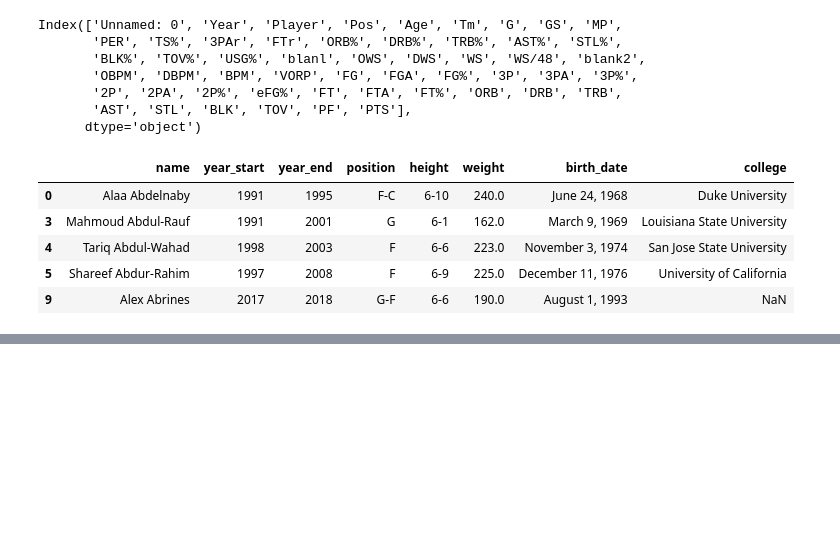
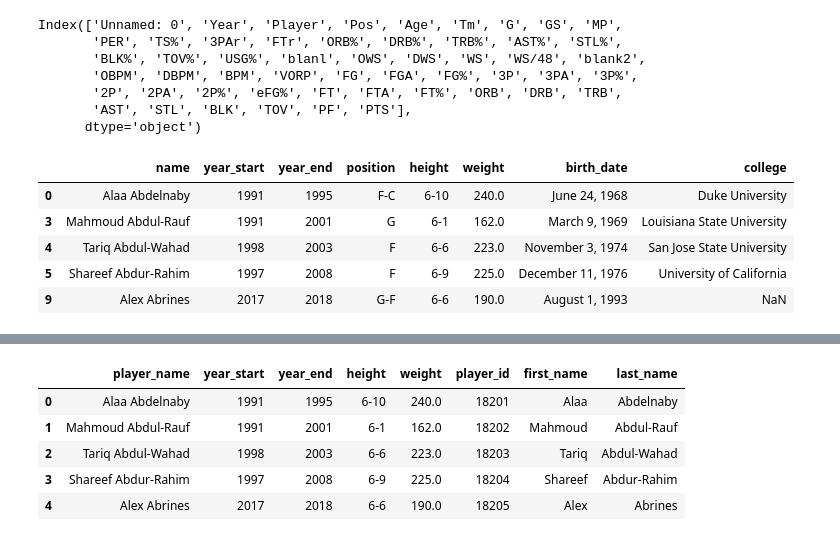
Before and after one commit to NotkerNotker/ETL-Pros, a Jupyter notebook: NBA_Players.ipynb, the cells around one changed output, grey strips where cells are left out. Drawn from its saved outputs; the diff is of its cells as text; code cells hidden in the pictures; blank space fills up the shorter version.

```diff
--- a/NBA_Players.ipynb
+++ b/NBA_Players.ipynb
@@ -140,0 +142,3 @@ player_lookup.to_csv("Player_lookup.csv", index = False)
+# %%
+Player_NBA = pd.DataFrame(player_data_year[['name', 'year_start', 'year_end', 'height', 'weight']])
+Player_NBA.rename(columns = {'name':'player_name'}, inplace = True)
@@ -140,0 +154,11 @@ player_lookup.to_csv("Player_lookup.csv", index = False)
+# %%
+# Merge two dataframes using an outer join
+Player_NBA_id = pd.merge(Player_NBA, player_lookup, on="player_name")
+Player_NBA_id.head()
+# %% [output]
+|  | player_name | year_start | year_end | height | weight | player_id | first_name | last_name |
+| 0 | Alaa Abdelnaby | 1991 | 1995 | 6-10 | 240.0 | 18201 | Alaa | Abdelnaby |
+| 1 | Mahmoud Abdul-Rauf | 1991 | 2001 | 6-1 | 162.0 | 18202 | Mahmoud | Abdul-Rauf |
+| 2 | Tariq Abdul-Wahad | 1998 | 2003 | 6-6 | 223.0 | 18203 | Tariq | Abdul-Wahad |
+| 3 | Shareef Abdur-Rahim | 1997 | 2008 | 6-9 | 225.0 | 18204 | Shareef | Abdur-Rahim |
+| 4 | Alex Abrines | 2017 | 2018 | 6-6 | 190.0 | 18205 | Alex | Abrines |
```
Also changed, not shown: parts of 19 cells of this notebook, 3 other files.
